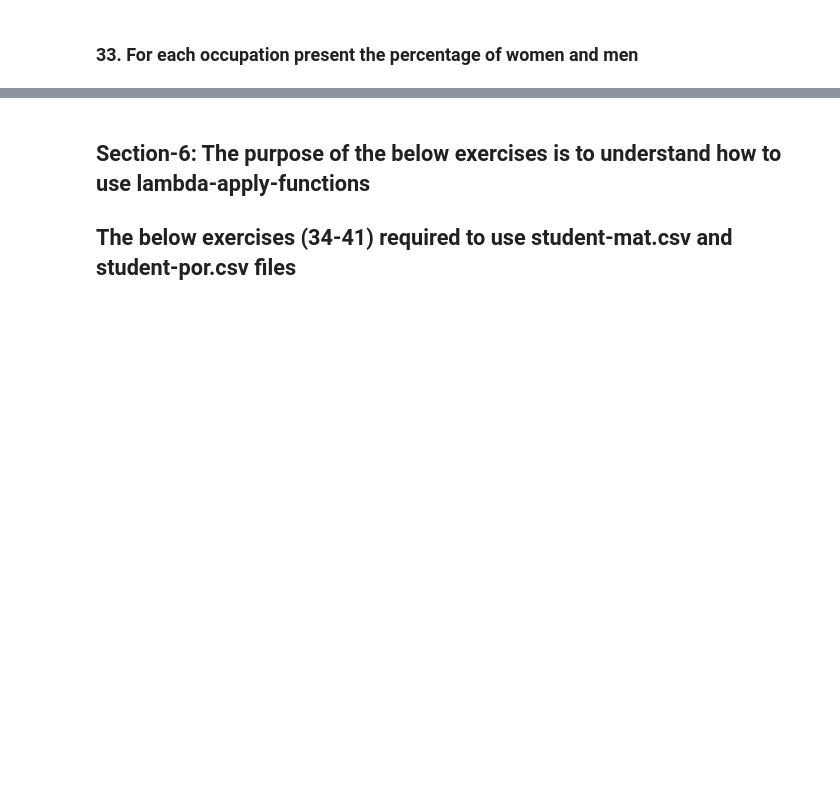
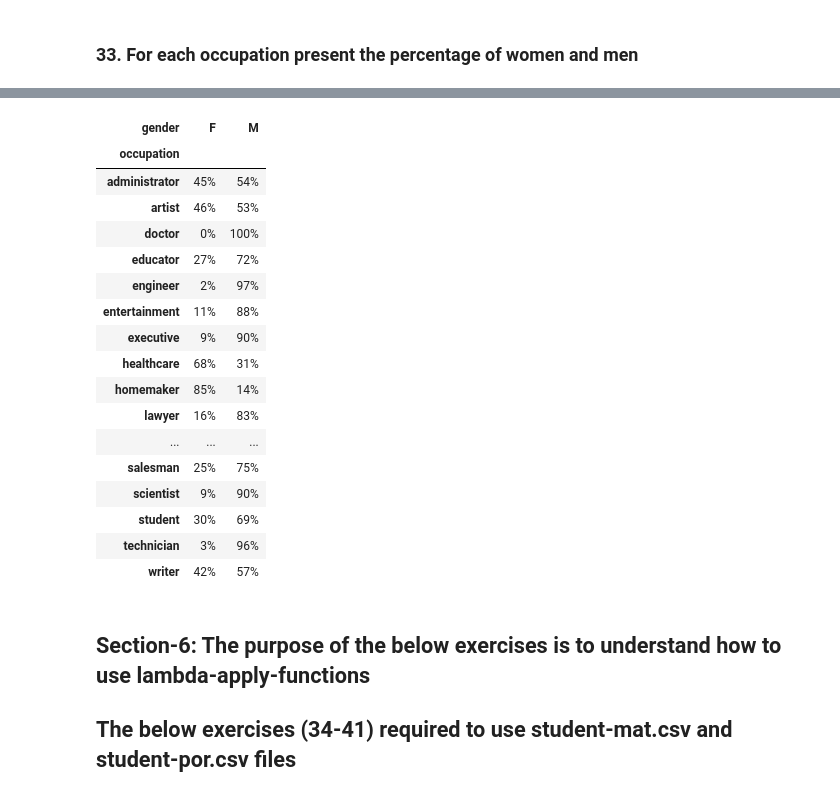
Before and after one commit to Flute22/Python, a Jupyter notebook: Practice/Basic Data Manipulation - Visualization Exercise/Basic_Data_Manipulation_Visualization_Exercise.ipynb, the cells around one changed output, grey strips where cells are left out. Saved outputs shown, nothing was run; the diff lists cells and outputs as text; code cells hidden in the pictures; blank space fills up the shorter version.

```diff
--- a/Practice/Basic Data Manipulation - Visualization Exercise/Basic_Data_Manipulation_Visualization_Exercise.ipynb
+++ b/Practice/Basic Data Manipulation - Visualization Exercise/Basic_Data_Manipulation_Visualization_Exercise.ipynb
@@ -630,3 +702,29 @@ Name: is_male, dtype: float64
+# %%
+gender_pct_per_occ1 = pd.crosstab(users['occupation'], users['gender'], normalize='index')*100
+
+# Converting values into strings with a percentage sign
+clean_pct_table_of_occ = gender_pct_per_occ1.map(lambda val: f'{int(val)}%')
+
+clean_pct_table_of_occ
+# %% [output]
+| gender | F | M |
+| occupation |  |  |
+| administrator | 45% | 54% |
+| artist | 46% | 53% |
+| doctor | 0% | 100% |
+| educator | 27% | 72% |
+| engineer | 2% | 97% |
+| entertainment | 11% | 88% |
+| executive | 9% | 90% |
+| healthcare | 68% | 31% |
+| homemaker | 85% | 14% |
+| lawyer | 16% | 83% |
+| ... | ... | ... |
+| salesman | 25% | 75% |
+| scientist | 9% | 90% |
+| student | 30% | 69% |
+| technician | 3% | 96% |
+| writer | 42% | 57% |
 # %% [markdown]
 ## Section-6: The purpose of the below exercises is to understand how to use lambda-apply-functions
 ## The below exercises (34-41) required to use student-mat.csv and student-por.csv files
```
Also changed, not shown: parts of 3 cells of this notebook.
